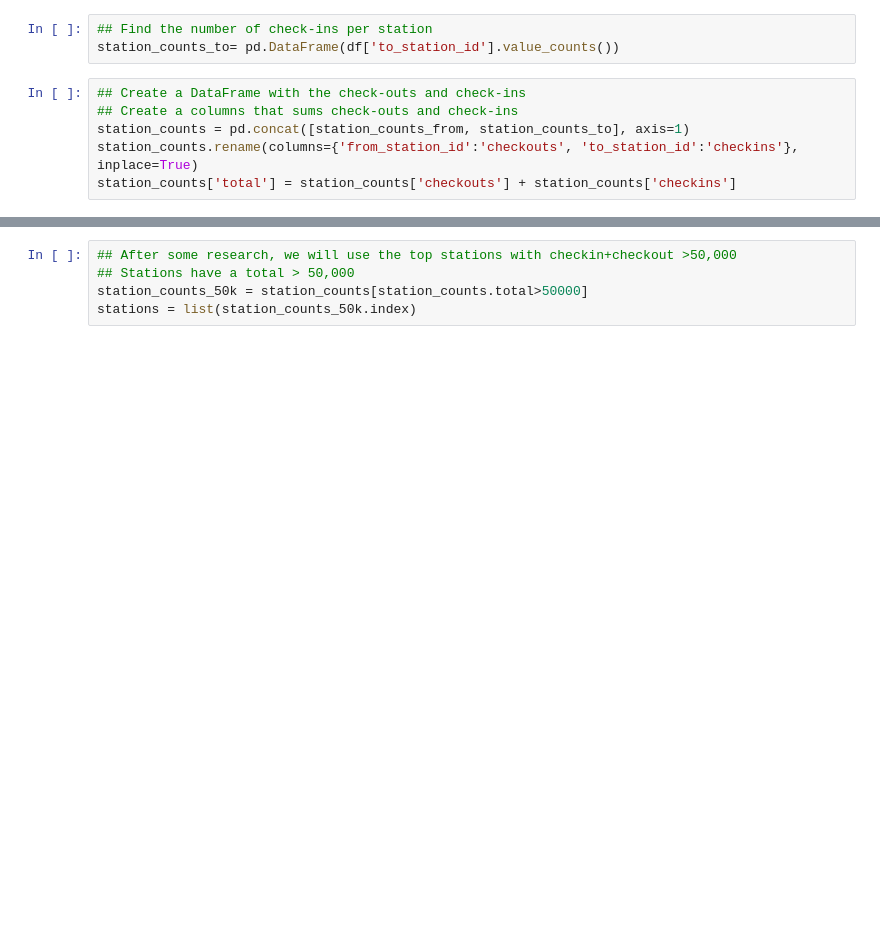
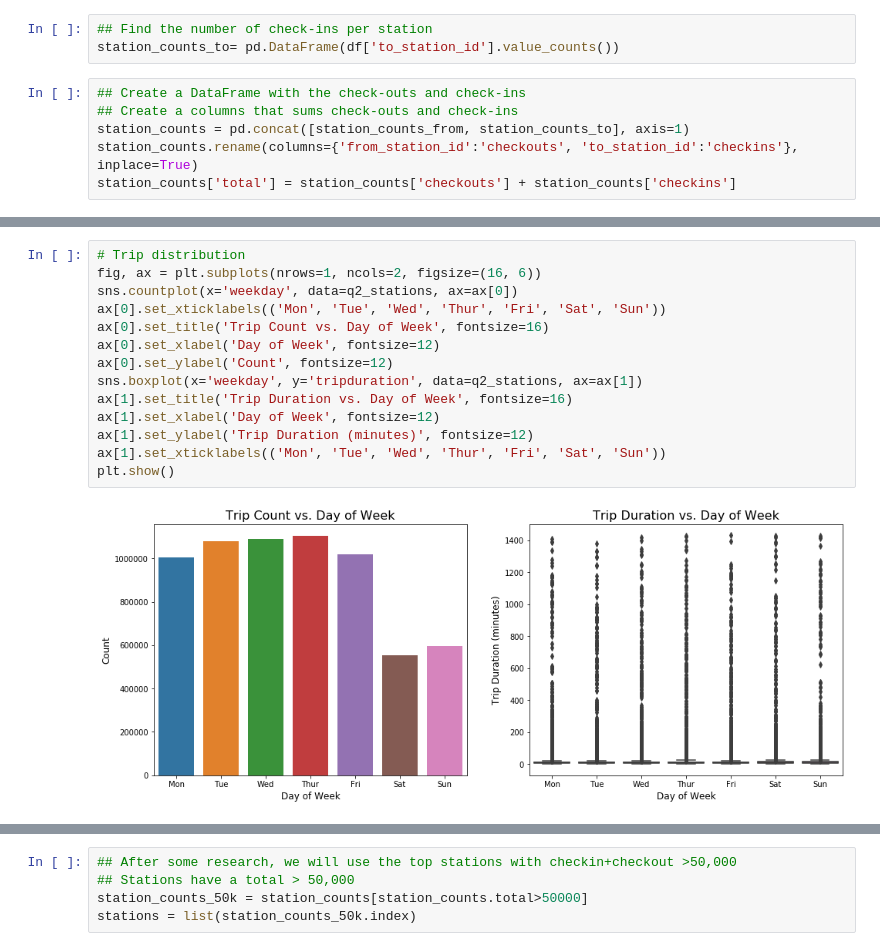
Before and after one commit to mohitroy2502/Chicago-Divvy-DPA-Project, a Jupyter notebook: DPA Project Problem Statement 5.ipynb, the cells around one changed output, grey strips where cells are left out. Cells and saved outputs as stored; diff of their text form; blank space fills up the shorter version.

```diff
--- a/DPA Project Problem Statement 5.ipynb
+++ b/DPA Project Problem Statement 5.ipynb
@@ -144,0 +185,16 @@ station_counts['total'] = station_counts['checkouts'] + station_counts['checkins
+# %%
+# Trip distribution
+fig, ax = plt.subplots(nrows=1, ncols=2, figsize=(16, 6))
+sns.countplot(x='weekday', data=q2_stations, ax=ax[0])
+ax[0].set_xticklabels(('Mon', 'Tue', 'Wed', 'Thur', 'Fri', 'Sat', 'Sun'))
+ax[0].set_title('Trip Count vs. Day of Week', fontsize=16)
+ax[0].set_xlabel('Day of Week', fontsize=12)
+ax[0].set_ylabel('Count', fontsize=12)
+sns.boxplot(x='weekday', y='tripduration', data=q2_stations, ax=ax[1])
+ax[1].set_title('Trip Duration vs. Day of Week', fontsize=16)
+ax[1].set_xlabel('Day of Week', fontsize=12)
+ax[1].set_ylabel('Trip Duration (minutes)', fontsize=12)
+ax[1].set_xticklabels(('Mon', 'Tue', 'Wed', 'Thur', 'Fri', 'Sat', 'Sun'))
+plt.show()
+# %% [output]
+[figure, added]
```
Also changed, not shown: parts of 17 cells of this notebook.
